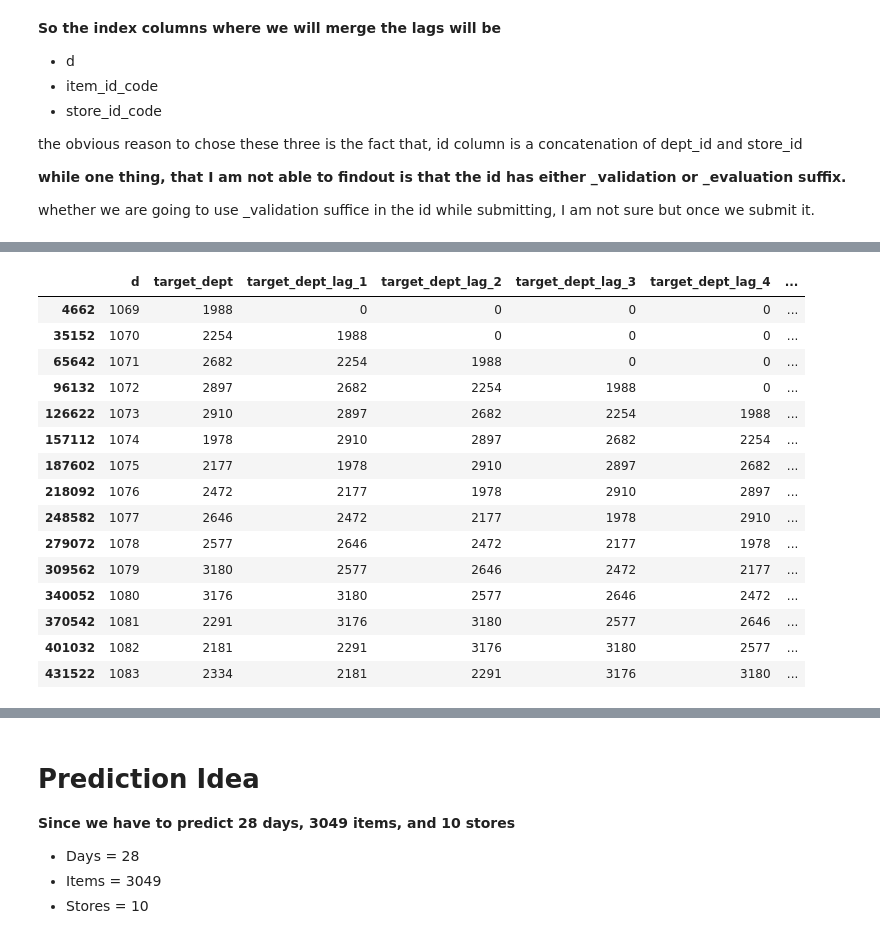
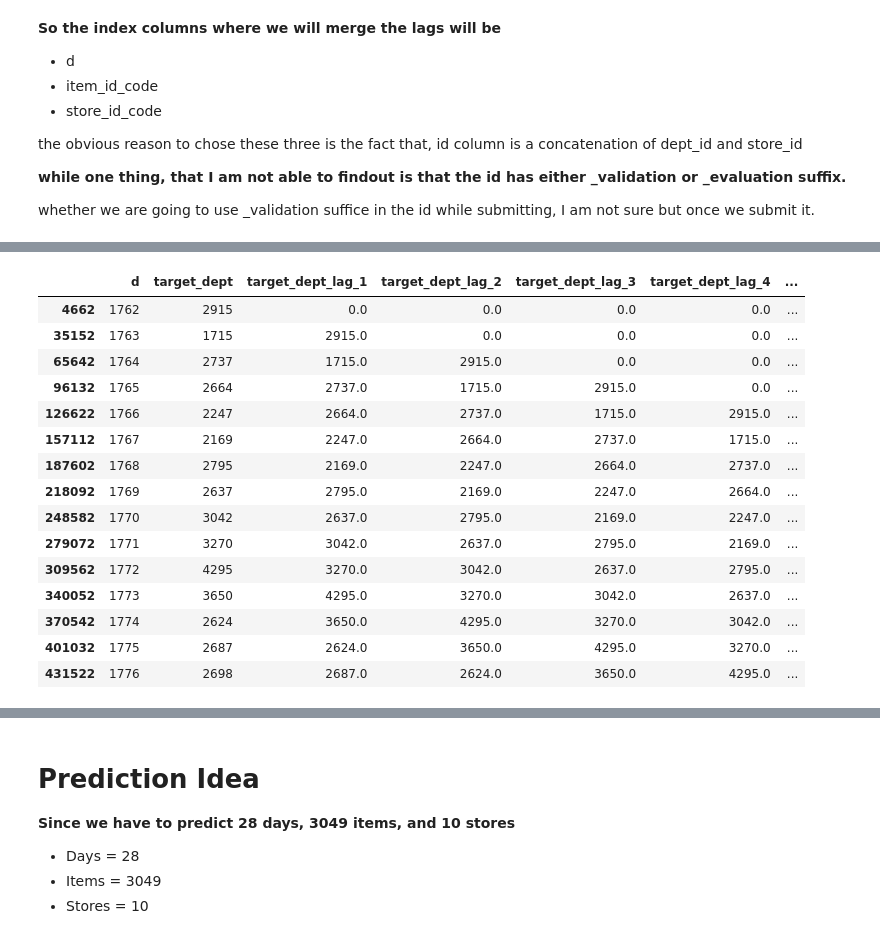
Before and after one commit to rfhussain/m5_kaggle, a Jupyter notebook: eda/21jun2020.ipynb, the cells around one changed output, grey strips where cells are left out. Cells and saved outputs as stored; diff of their text form; code cells hidden in the pictures.

```diff
--- a/eda/21jun2020.ipynb
+++ b/eda/21jun2020.ipynb
@@ -574,0 +645,2 @@ dfmain = add_mean(dfmain,'dept_id_code')
+# %%
+dfmain =dfmain[(dfmain.d > (dfmain.d.max() - 180))]
@@ -675,2 +766,0 @@ memory usage: 2.2+ GB
-# %%
-df_train = df_train[df_train.year > 2013]
@@ -732,0 +834,13 @@ whether we are going to use _validation suffice in the id while submitting, I am
+# %%
+# divide the columns to add the lags, that will be joined at a later stage
+'''
+tmp_columns = ['id', 'd','month', 'year', 'dom','store_id_code_target_mean', 'cat_id_code_target_mean',
+       'state_id_code_target_mean', 'item_id_code_target_mean',
+       'dept_id_code_target_mean','target_dept','target_item']
+
+df_tmp = df_train[tmp_columns]
+
+df_train.head(15)
+df_train.tail(15)
+df_tmp.info()
+df_train.drop(list(set(tmp_columns) - set(['id','d'])), axis=1, inplace=True)
@@ -733,11 +851,13 @@ whether we are going to use _validation suffice in the id while submitting, I am
 # %%
 mean_enc_cols = [col for col in df_train.columns if 'mean' in str(col)]
 exception_cols = mean_enc_cols + ['cat_id', 'date', 'day', 'id','sell_price', 'snap_CA', 'snap_TX', 'snap_WI',
-                                  'state_id', 'wday', 'wm_yr_wk','year','month']
+                                  'state_id', 'wday', 'wm_yr_wk','year','month','dom']
 
 index_cols = ['store_id_code','item_id_code','d']
 lag_cols = ['target']
-shift_range = [x for x in range(1,29)]
+shift_range = [x for x in range(1,29)] # from 4 to 28
+
+#divide the dataframe to add the lags
 
 df_train = add_lags(df_train,shift_range,index_cols,lag_cols,exception_cols)
 # %% [output]
@@ -761,24 +881,27 @@ performed the merge
 # %%
-df_train[(df_train.item_id_code==1) & (df_train.store_id_code==1)][['d','target_dept','target_dept_lag_1','target_dept_lag_2',
+df_train[(df_train.item_id_code==1) & (df_train.store_id_code==1)][['d','target_dept','target_dept_lag_1',
+                                                                   'target_dept_lag_2',
                                                                    'target_dept_lag_3','target_dept_lag_4',
-                                                                   'target_dept_lag_5']].head(15)
+                                                                   'target_dept_lag_5','target_dept_lag_6',
+                                                                   'target_dept_lag_7','target_dept_lag_8',
+                                                                   'target_dept_lag_9']].head(15)
 # %% [output]
 |  | d | target_dept | target_dept_lag_1 | target_dept_lag_2 | target_dept_lag_3 | target_dept_lag_4 | ... |
-| 4662 | 1069 | 1988 | 0 | 0 | 0 | 0 | ... |
-| 35152 | 1070 | 2254 | 1988 | 0 | 0 | 0 | ... |
-| 65642 | 1071 | 2682 | 2254 | 1988 | 0 | 0 | ... |
-| 96132 | 1072 | 2897 | 2682 | 2254 | 1988 | 0 | ... |
-| 126622 | 1073 | 2910 | 2897 | 2682 | 2254 | 1988 | ... |
-| 157112 | 1074 | 1978 | 2910 | 2897 | 2682 | 2254 | ... |
-| 187602 | 1075 | 2177 | 1978 | 2910 | 2897 | 2682 | ... |
-| 218092 | 1076 | 2472 | 2177 | 1978 | 2910 | 2897 | ... |
-| 248582 | 1077 | 2646 | 2472 | 2177 | 1978 | 2910 | ... |
-| 279072 | 1078 | 2577 | 2646 | 2472 | 2177 | 1978 | ... |
-| 309562 | 1079 | 3180 | 2577 | 2646 | 2472 | 2177 | ... |
-| 340052 | 1080 | 3176 | 3180 | 2577 | 2646 | 2472 | ... |
-| 370542 | 1081 | 2291 | 3176 | 3180 | 2577 | 2646 | ... |
-| 401032 | 1082 | 2181 | 2291 | 3176 | 3180 | 2577 | ... |
-| 431522 | 1083 | 2334 | 2181 | 2291 | 3176 | 3180 | ... |
+| 4662 | 1762 | 2915 | 0.0 | 0.0 | 0.0 | 0.0 | ... |
+| 35152 | 1763 | 1715 | 2915.0 | 0.0 | 0.0 | 0.0 | ... |
+| 65642 | 1764 | 2737 | 1715.0 | 2915.0 | 0.0 | 0.0 | ... |
+| 96132 | 1765 | 2664 | 2737.0 | 1715.0 | 2915.0 | 0.0 | ... |
+| 126622 | 1766 | 2247 | 2664.0 | 2737.0 | 1715.0 | 2915.0 | ... |
+| 157112 | 1767 | 2169 | 2247.0 | 2664.0 | 2737.0 | 1715.0 | ... |
+| 187602 | 1768 | 2795 | 2169.0 | 2247.0 | 2664.0 | 2737.0 | ... |
+| 218092 | 1769 | 2637 | 2795.0 | 2169.0 | 2247.0 | 2664.0 | ... |
+| 248582 | 1770 | 3042 | 2637.0 | 2795.0 | 2169.0 | 2247.0 | ... |
+| 279072 | 1771 | 3270 | 3042.0 | 2637.0 | 2795.0 | 2169.0 | ... |
+| 309562 | 1772 | 4295 | 3270.0 | 3042.0 | 2637.0 | 2795.0 | ... |
+| 340052 | 1773 | 3650 | 4295.0 | 3270.0 | 3042.0 | 2637.0 | ... |
+| 370542 | 1774 | 2624 | 3650.0 | 4295.0 | 3270.0 | 3042.0 | ... |
+| 401032 | 1775 | 2687 | 2624.0 | 3650.0 | 4295.0 | 3270.0 | ... |
+| 431522 | 1776 | 2698 | 2687.0 | 2624.0 | 3650.0 | 4295.0 | ... |
 # %%
 df_train[(df_train.item_id_code==1) & (df_train.store_id_code==1)][['d','target_item','target_item_lag_1','target_item_lag_2',
                                                                    'target_item_lag_3','target_item_lag_4',
```
Also changed, not shown: parts of 73 cells of this notebook, 1 other file.
